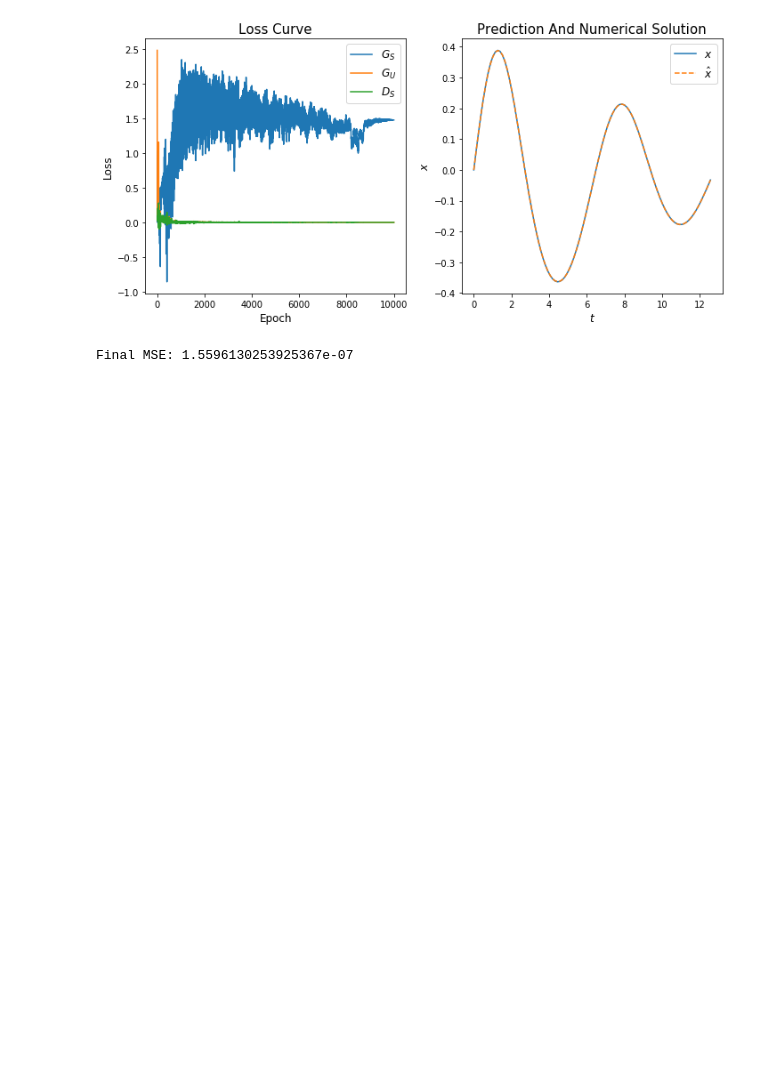
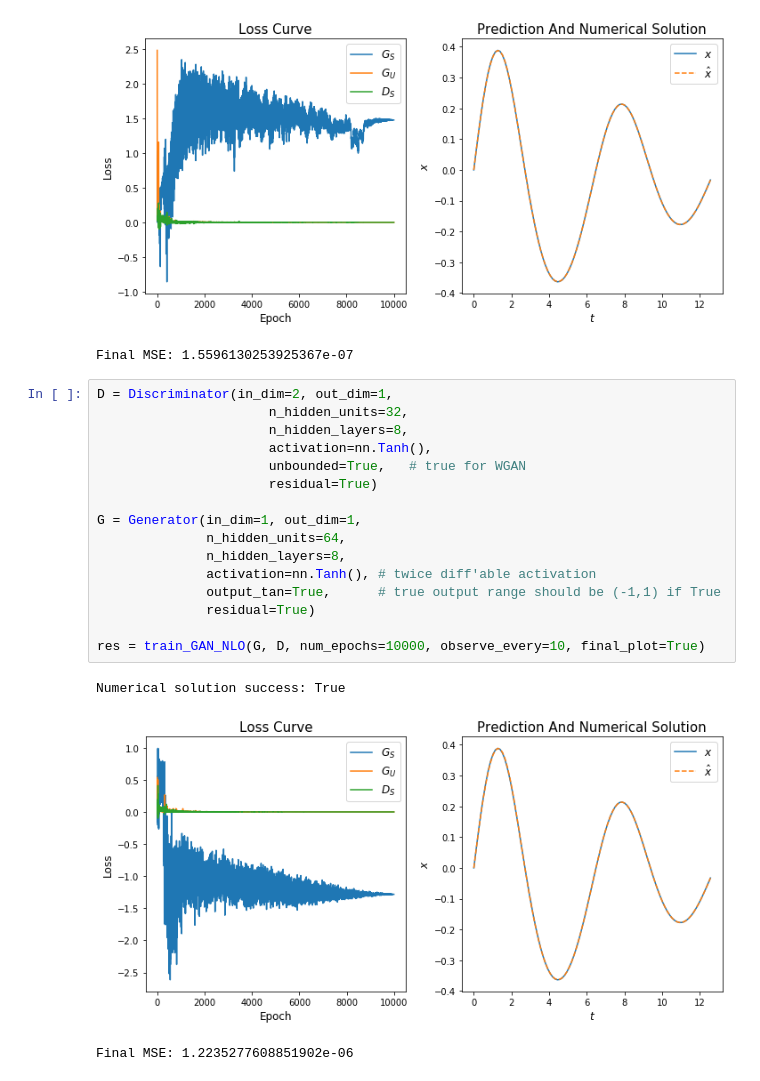
Before and after one commit to dylanrandle/denn, a Jupyter notebook: notebooks/NLO.ipynb, the cells around one changed output. Drawn from its saved outputs; the diff is of its cells as text; blank space fills up the shorter version.

```diff
--- a/notebooks/NLO.ipynb
+++ b/notebooks/NLO.ipynb
@@ -109,3 +118,23 @@ res = train_GAN_NLO(G, D, num_epochs=10000, final_plot=True)
 Numerical solution success: True
 [figure]
 Final MSE: 1.5596130253925367e-07
+# %%
+D = Discriminator(in_dim=2, out_dim=1,
+                      n_hidden_units=32,
+                      n_hidden_layers=8,
+                      activation=nn.Tanh(),
+                      unbounded=True,   # true for WGAN
+                      residual=True)
+
+G = Generator(in_dim=1, out_dim=1,
+              n_hidden_units=64,
+              n_hidden_layers=8,
+              activation=nn.Tanh(), # twice diff'able activation
+              output_tan=True,      # true output range should be (-1,1) if True
+              residual=True)
+
+res = train_GAN_NLO(G, D, num_epochs=10000, observe_every=10, final_plot=True)
+# %% [output]
+Numerical solution success: True
+[figure, added]
+Final MSE: 1.2235277608851902e-06
```
Also changed, not shown: parts of 6 cells of this notebook, 1 other file.
